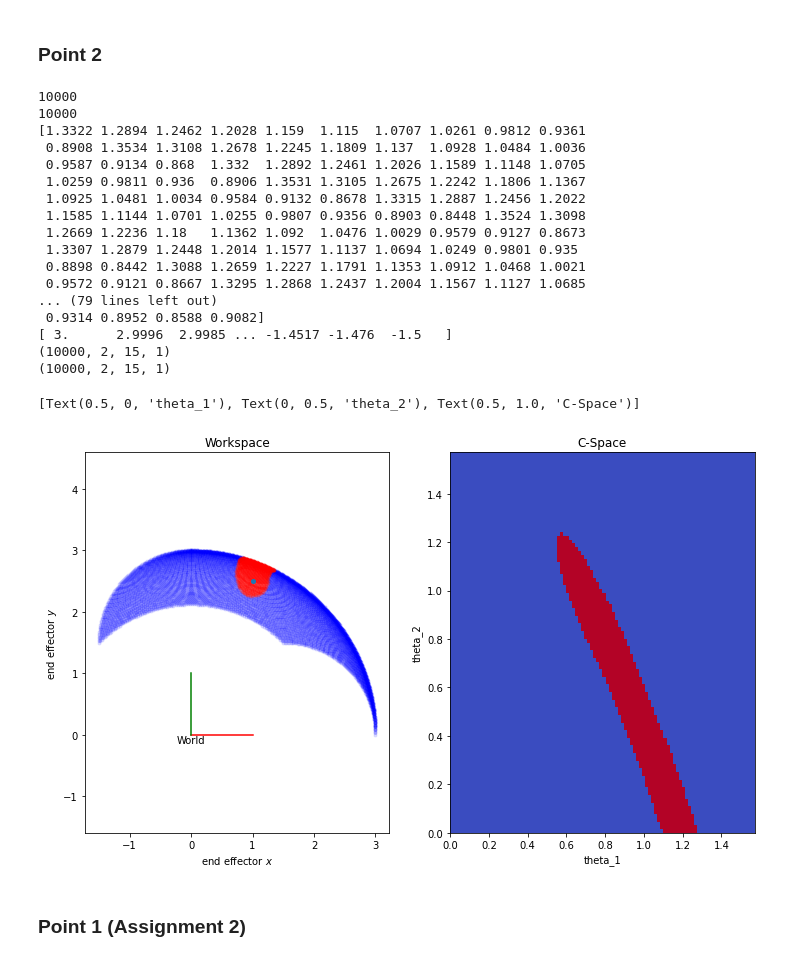
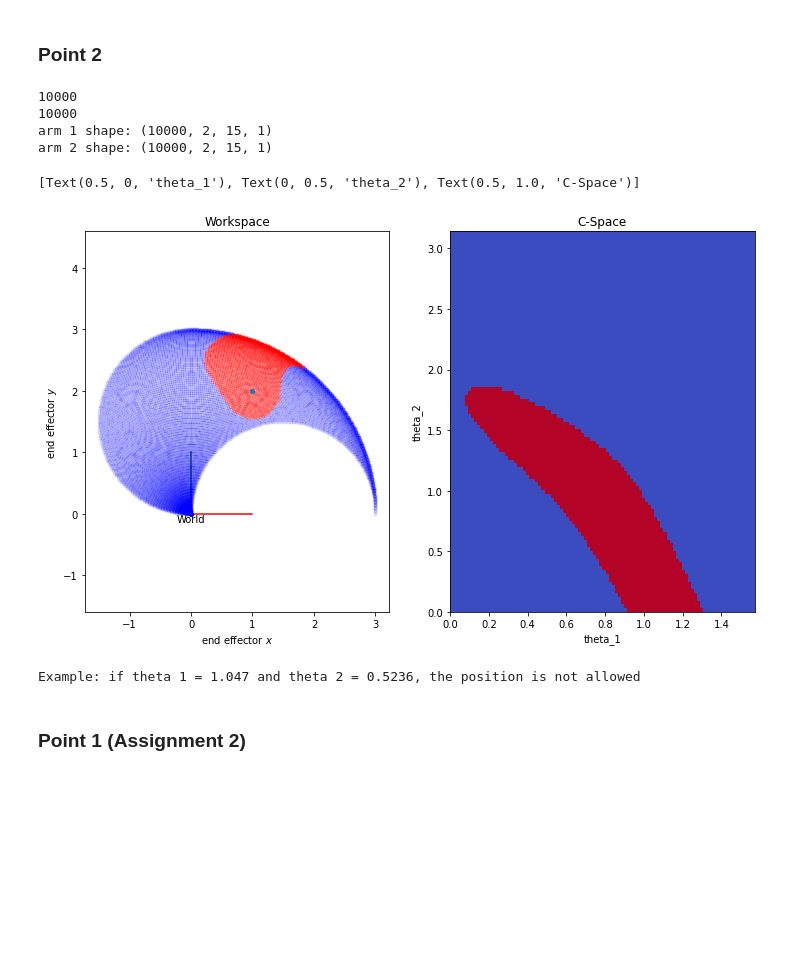
Before and after one commit to filippocasari/Robotics-Assignment1, a Jupyter notebook: assignment1-filippo-casari.ipynb, the cells around one changed output. Saved outputs shown, nothing was run; the diff lists cells and outputs as text; code cells hidden in the pictures; blank space fills up the shorter version.

```diff
--- a/assignment1-filippo-casari.ipynb
+++ b/assignment1-filippo-casari.ipynb
@@ -210,12 +210,12 @@ ax2.set(xlabel="theta_1", ylabel="theta_2", title="C-Space")
 # %%
 # minimum and maximum admissible values for theta1
 theta1_range = [0, np.pi/2]
-theta2_range = [0, np.pi/2]  # minimum and maximum admissible values for theta2
+theta2_range = [0, np.pi]  # minimum and maximum admissible values for theta2
 theta1s, theta2s = np.meshgrid(
     np.linspace(*theta1_range, 100), np.linspace(*theta2_range, 100)
 )
-radius=0.25
-center_circle_x, center_circle_y=1.0, 2.5
+radius=0.45
+center_circle_x, center_circle_y=1.0, 2.0
 endeffector_positions = []
 valids=[]
 
@@ -268,55 +268,46 @@ ax1.plot(
     "r.",
     alpha=0.2,
 )
-print(endeffector_positions[~valids, 0])
-print(endeffector_positions[valids, 0])
-import matplotlib
+#print(endeffector_positions[~valids, 0])
+#print(endeffector_positions[valids, 0])
+#import matplotlib
 #circle=matplotlib.patches.Circle((center_circle_x, center_circle_y), radius)
 arm_1=np.array(arm_1)
 arm_2=np.array(arm_2)
 ax1.set(xlabel="end effector $x$", ylabel="end effector $y$", title="Workspace")
 ax1.axis("equal")
 ax1.plot(center_circle_x, center_circle_y, marker='.', markersize=8)
-print(arm_1.shape)
-print(arm_2.shape)
+print(f'arm 1 shape: {arm_1.shape}')
+print(f'arm 2 shape: {arm_2.shape}')
 
 '''for i in range(len(arm_1)):
     #print(arm_1[:, 0][i].ravel())
 
     ax1.plot(arm_1[:, 0][i].ravel(), arm_1[:, 1][i].ravel())
     ax1.plot(arm_2[:, 0][i].ravel(), arm_2[:, 1][i].ravel())
 '''
 ax2.imshow(
     valids.reshape(theta1s.shape),
     extent=theta1_range + theta2_range,
     origin="lower",
     cmap="coolwarm_r",
     aspect="auto",
 )
 #ax1.add_patch(circle)
 #ax1.plot(np.linspace(first_arm_s[0], first_arm_e[0], 100), np.linspace(second_arm_s[1], second_arm_e[1], 100),marker='.' , markersize=6, color='g')
 
 ax2.set(xlabel="theta_1", ylabel="theta_2", title="C-Space")
 # %% [output]
 10000
 10000
-[1.3322 1.2894 1.2462 1.2028 1.159  1.115  1.0707 1.0261 0.9812 0.9361
- 0.8908 1.3534 1.3108 1.2678 1.2245 1.1809 1.137  1.0928 1.0484 1.0036
- 0.9587 0.9134 0.868  1.332  1.2892 1.2461 1.2026 1.1589 1.1148 1.0705
- 1.0259 0.9811 0.936  0.8906 1.3531 1.3105 1.2675 1.2242 1.1806 1.1367
- 1.0925 1.0481 1.0034 0.9584 0.9132 0.8678 1.3315 1.2887 1.2456 1.2022
- 1.1585 1.1144 1.0701 1.0255 0.9807 0.9356 0.8903 0.8448 1.3524 1.3098
- 1.2669 1.2236 1.18   1.1362 1.092  1.0476 1.0029 0.9579 0.9127 0.8673
- 1.3307 1.2879 1.2448 1.2014 1.1577 1.1137 1.0694 1.0249 0.9801 0.935
- 0.8898 0.8442 1.3088 1.2659 1.2227 1.1791 1.1353 1.0912 1.0468 1.0021
- 0.9572 0.9121 0.8667 1.3295 1.2868 1.2437 1.2004 1.1567 1.1127 1.0685
-... (79 lines left out)
- 0.9314 0.8952 0.8588 0.9082]
-[ 3.      2.9996  2.9985 ... -1.4517 -1.476  -1.5   ]
-(10000, 2, 15, 1)
-(10000, 2, 15, 1)
+arm 1 shape: (10000, 2, 15, 1)
+arm 2 shape: (10000, 2, 15, 1)
 [Text(0.5, 0, 'theta_1'), Text(0, 0.5, 'theta_2'), Text(0.5, 1.0, 'C-Space')]
-[figure, old version]
+[figure, new version]
+# %%
+print(f"Example: if theta 1 = {np.pi/3:2.4} and theta 2 = {np.pi/6:2.4}, the position is not allowed")
+# %% [output]
+Example: if theta 1 = 1.047 and theta 2 = 0.5236, the position is not allowed
 # %% [markdown]
 ### Point 1 (Assignment 2)
 # %%
```
